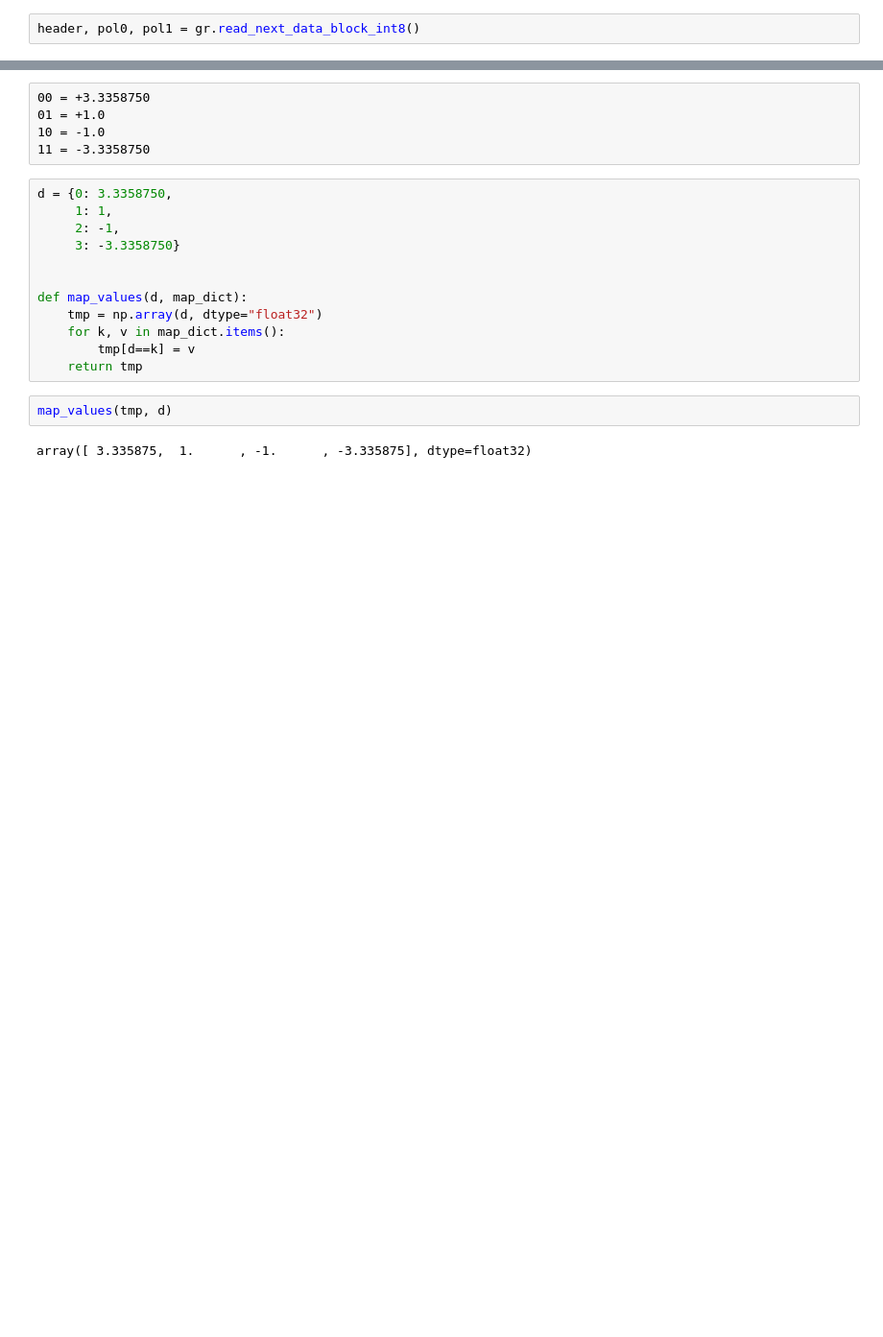
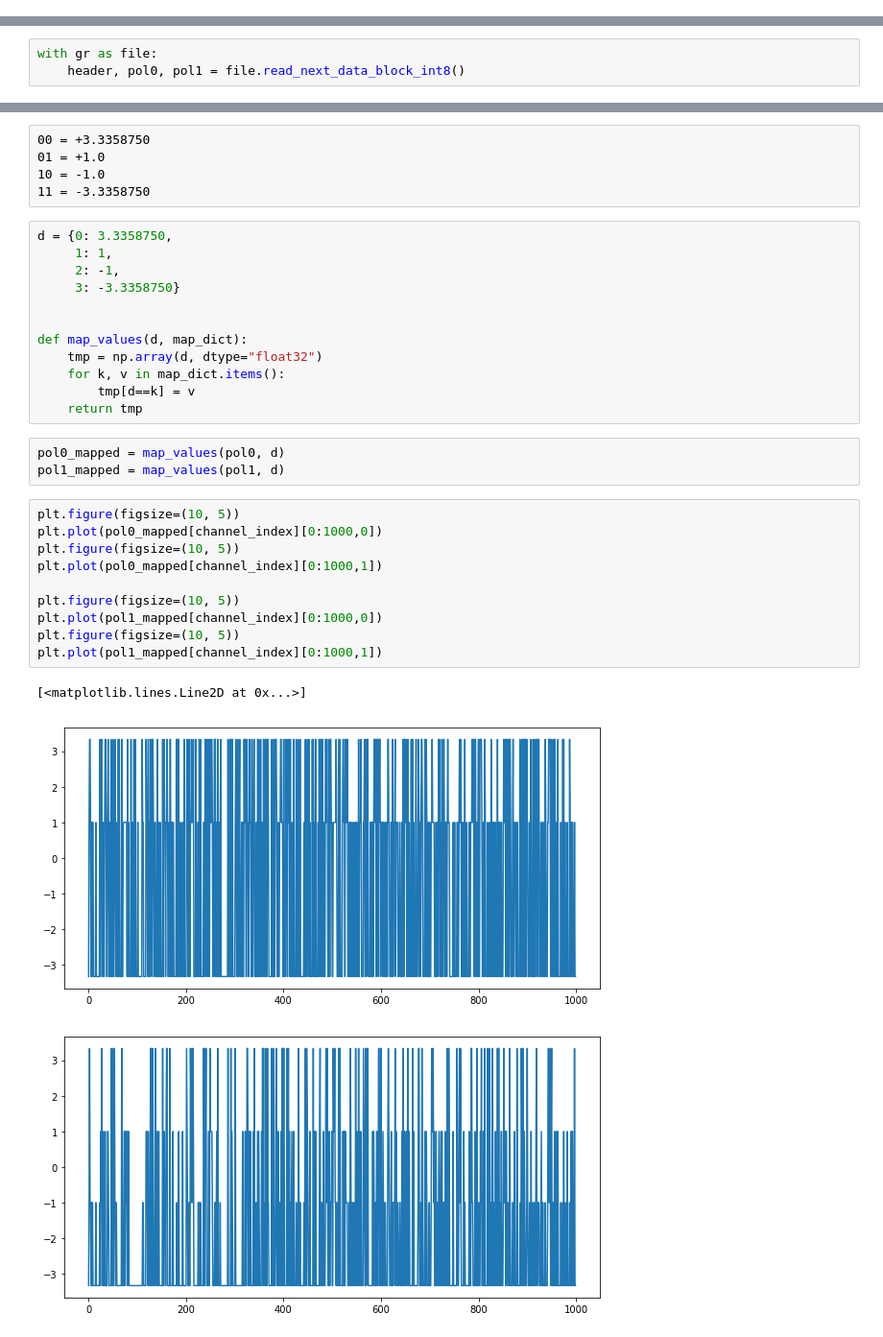
Before and after one commit to UCBerkeleySETI/blimpy, a Jupyter notebook: guppi_tests.ipynb, the cells around one changed output, grey strips where cells are left out. Shown at 96% size. Cells and saved outputs as stored; diff of their text form; blank space fills up the shorter version.

```diff
--- a/guppi_tests.ipynb
+++ b/guppi_tests.ipynb
@@ -21,5 +21,3 @@ M31raw='../data/blc1_2bit_guppi_57398_MESSIER031_0019.0013.raw'
 DIAGraw = "../data/blc04_guppi_57899_53848_DIAG_HIP19849_0002.0000.raw"
 # %%
 gr = GuppiRaw_dev(smallerraw)
-# %%
-header, pol0, pol1 = gr.read_next_data_block_int8()
@@ -30,3 +24,6 @@ header, pol0, pol1 = gr.read_next_data_block_int8()
+# %%
+with gr as file:
+    header, pol0, pol1 = file.read_next_data_block_int8()
 # %%
 print(pol0[0].shape)
 
@@ -76,7 +73,20 @@ def map_values(d, map_dict):
     for k, v in map_dict.items():
         tmp[d==k] = v
     return tmp
-# %%
-map_values(tmp, d)
-# %% [output]
-array([ 3.335875,  1.      , -1.      , -3.335875], dtype=float32)
+# %%
+pol0_mapped = map_values(pol0, d)
+pol1_mapped = map_values(pol1, d)
+# %%
+plt.figure(figsize=(10, 5))
+plt.plot(pol0_mapped[channel_index][0:1000,0])
+plt.figure(figsize=(10, 5))
+plt.plot(pol0_mapped[channel_index][0:1000,1])
+
+plt.figure(figsize=(10, 5))
+plt.plot(pol1_mapped[channel_index][0:1000,0])
+plt.figure(figsize=(10, 5))
+plt.plot(pol1_mapped[channel_index][0:1000,1])
+# %% [output]
+[<matplotlib.lines.Line2D at 0x...>]
+[figure, added]
+[figure, added]
```
Also changed, not shown: parts of 3 cells of this notebook, 1 other file.
